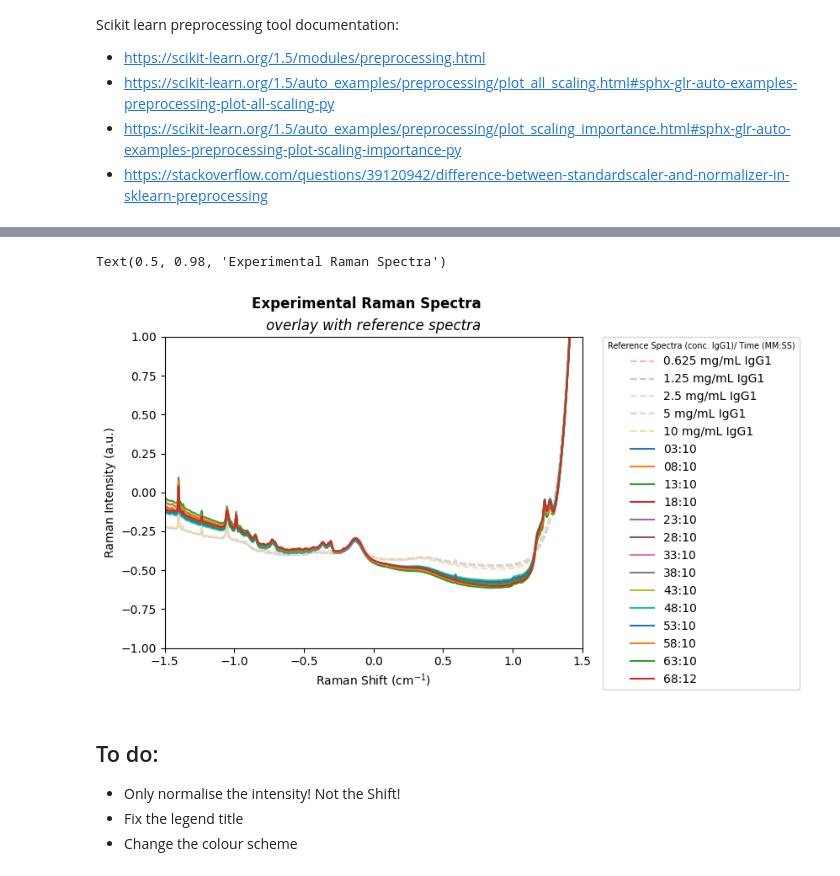
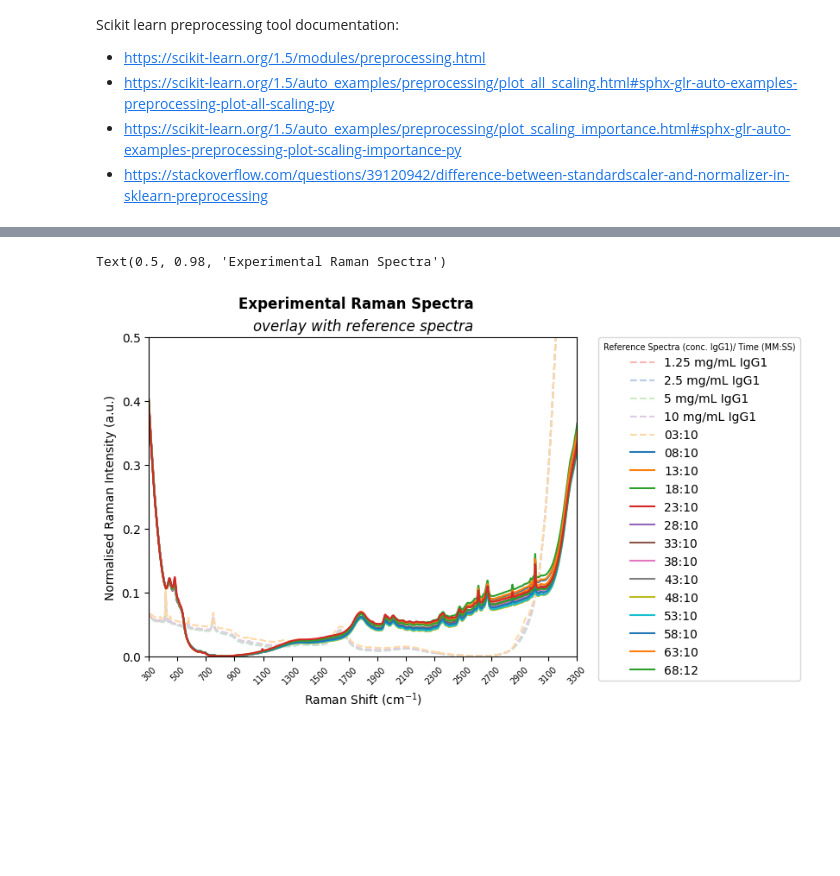
Before and after one commit to a-o-connor/PFDA-project, a Jupyter notebook: big_project_practice.ipynb, the cells around one changed output, grey strips where cells are left out. Drawn from its saved outputs; the diff is of its cells as text; code cells hidden in the pictures; blank space fills up the shorter version.

Commit message:
Trying different normalisation techniques for my Raman data from SKLearn

```diff
--- a/big_project_practice.ipynb
+++ b/big_project_practice.ipynb
@@ -37,6 +37,6 @@ is there a trend in recorded wind speeds over the last few decades.
 - What will the power output of the windfarms in Ireland be like next
 week, according to the weather forecasts?
 # %%
-reference_raman_spectra= pd.read_csv("Raw Raman Data - Reference.csv")
+reference_raman_spectra= pd.read_csv("Raw Raman Data - Reference.csv", index_col=0)
 reference_raman_spectra.head(n=20)
 # %% [output]
@@ -155,7 +156,7 @@ fig, ax = plt.subplots()
 
 for idx, i in (enumerate(reference_raman_spectra.columns[1:])): #Gives each Column an index id to call for the list of colours I want to use
     ax.plot(
-        reference_raman_spectra["RamanShift"],
+        reference_raman_spectra.index,
         reference_raman_spectra[i],
         linestyle="-",
         color=colours_for_reference[idx] #Cycle through the pastel colour map list
@@ -237,0 +209,14 @@ For the experimental spectra, I need to do the same, except with dimensions (332
+# %%
+scaled_reference_spectra=preprocessing.StandardScaler().fit_transform(np.array(reference_raman_spectra))
+scaled_experimental_spectra=preprocessing.StandardScaler().fit_transform(np.array(experimental_raman_spectra))
+#Make the arrays of normalised array of data back into Pandas dataframes for matplotlib plotting:
+normalised_reference_spectra_df = pd.DataFrame(
+    scaled_reference_spectra,
+    index=reference_raman_spectra.index,
+    columns=reference_raman_spectra.columns
+)
+normalised_experimental_spectra_df= pd.DataFrame(
+    scaled_experimental_spectra,
+    index=experimental_raman_spectra.index,
+    columns=sampling_time_formatted
+)
@@ -238,20 +275,25 @@ For the experimental spectra, I need to do the same, except with dimensions (332
 # %%
-#Make the arrays of normalised data into Pandas dataframes for matplotlib plotting:
+from sklearn.preprocessing import (
+    MaxAbsScaler,
+    MinMaxScaler,
+    Normalizer)
+scaled_reference_spectra=MinMaxScaler().fit_transform(np.array(reference_raman_spectra))
+scaled_experimental_spectra=MinMaxScaler().fit_transform(np.array(experimental_raman_spectra))
+#Make the arrays of normalised array of data back into Pandas dataframes for matplotlib plotting:
 normalised_reference_spectra_df = pd.DataFrame(
-    scaled_reference_spectra[:,1:6],
-    index=scaled_reference_spectra[:,0],
-    columns=reference_raman_spectra.columns[1:].to_list()
+    scaled_reference_spectra,
+    index=reference_raman_spectra.index,
+    columns=reference_raman_spectra.columns
 )
 normalised_experimental_spectra_df= pd.DataFrame(
-    scaled_experimental_spectra[:,1:15],
-    index=scaled_experimental_spectra[:,0],
+    scaled_experimental_spectra,
+    index=experimental_raman_spectra.index,
     columns=sampling_time_formatted
 )
+#PLOT THE DATA:
 #Set up the colour maps and legend labels as before
 colours_for_reference=cm.Pastel1.colors
 legend_labels= reference_raman_spectra.columns[1:].to_list() + sampling_time_formatted
-
-#PLOT THE DATA:
 fig,ax=plt.subplots()
 #Plot the reference spectra:
 for idx, column in enumerate(normalised_reference_spectra_df): #Gives each Column an index id to call for the list of colours I want to use
@@ -260,42 +302,37 @@ for idx, column in enumerate(normalised_reference_spectra_df): #Gives each Colum
         normalised_reference_spectra_df[column],
         linestyle="--",
         color=colours_for_reference[idx]
     )
 #Plot the experimental data:
 for column in normalised_experimental_spectra_df:
     ax.plot(
         normalised_experimental_spectra_df.index,
         normalised_experimental_spectra_df[column],
         linestyle="-",
     )
 
-# ax.set_xticks(wavenumbers[::200])
-# ax.set_xticklabels(wavenumbers[::200], rotation=45,
-#                    fontdict= {'fontsize': 'x-small',}
-#                    )
-ax.set_xlim(-1.5,1.5)
-ax.set_ylim(-1,1)
+ax.set_xticks(wavenumbers[::200])
+ax.set_xticklabels(wavenumbers[::200], rotation=45,
+                   fontdict= {'fontsize': 'x-small',}
+                   )
+ax.set_xlim(300,3300)
+ax.set_ylim(0,0.5)
 ax.set_xlabel(r'Raman Shift (cm$^{-1})$')
 ax.set_ylabel("Normalised Raman Intensity (a.u.)")
 ax.set_title(f"overlay with reference spectra",
              fontdict = {'fontsize': 'large','fontstyle' : "italic",}
              )
 ax.legend(
           title= "Reference Spectra (conc. IgG1)/ Time (MM:SS)",
           labels= legend_labels,
           loc="upper left",
           bbox_to_anchor=(1.05, 1),
           borderaxespad=0,
           title_fontsize="x-small"
           )
 fig.suptitle(f"Experimental Raman Spectra",
              fontweight="bold"
              )
 # %% [output]
 Text(0.5, 0.98, 'Experimental Raman Spectra')
-[figure, old version]
+[figure, new version]
-# %% [markdown]
-## To do:
-- Only normalise the intensity! Not the Shift!
-- Fix the legend title
-- Change the colour scheme
```
Also changed, not shown: parts of 9 cells of this notebook.
